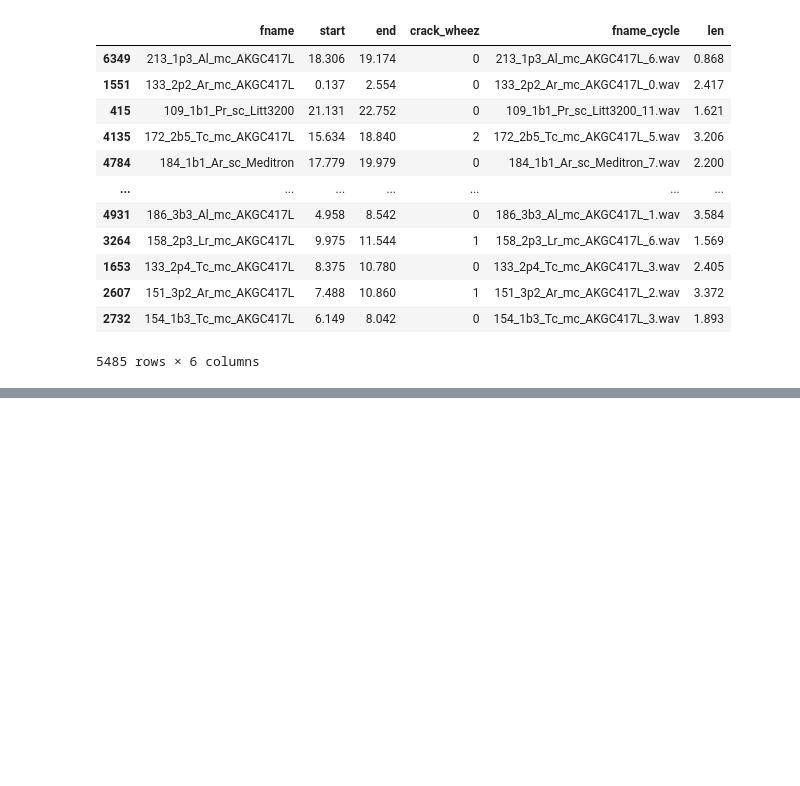
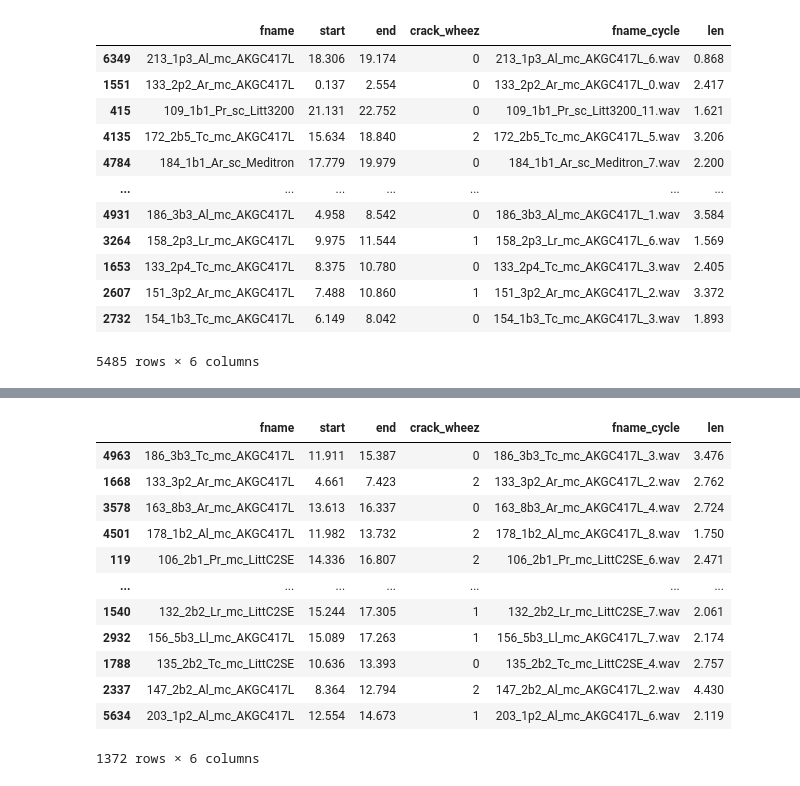
Before and after one commit to priyanshi9692/Adaptive-and-Heuristic-AI-enabled-IoT-Edge-for-high-risk-and-rural-patients, a Jupyter notebook: machinelearning/Respiratory/LSTM_SkipCon_5s_T.ipynb, the cells around one changed output, grey strips where cells are left out. Drawn from its saved outputs; the diff is of its cells as text; code cells hidden in the pictures; blank space fills up the shorter version.

```diff
--- a/machinelearning/Respiratory/LSTM_SkipCon_5s_T.ipynb
+++ b/machinelearning/Respiratory/LSTM_SkipCon_5s_T.ipynb
@@ -75,4 +71,20 @@ test_df.crack_wheez.value_counts().plot(kind='bar', title='Count (target)')
 [figure]
+# %%
+test_df
+# %% [output]
+|  | fname | start | end | crack_wheez | fname_cycle | len |
+| 4963 | 186_3b3_Tc_mc_AKGC417L | 11.911 | 15.387 | 0 | 186_3b3_Tc_mc_AKGC417L_3.wav | 3.476 |
+| 1668 | 133_3p2_Ar_mc_AKGC417L | 4.661 | 7.423 | 2 | 133_3p2_Ar_mc_AKGC417L_2.wav | 2.762 |
+| 3578 | 163_8b3_Ar_mc_AKGC417L | 13.613 | 16.337 | 0 | 163_8b3_Ar_mc_AKGC417L_4.wav | 2.724 |
+| 4501 | 178_1b2_Al_mc_AKGC417L | 11.982 | 13.732 | 2 | 178_1b2_Al_mc_AKGC417L_8.wav | 1.750 |
+| 119 | 106_2b1_Pr_mc_LittC2SE | 14.336 | 16.807 | 2 | 106_2b1_Pr_mc_LittC2SE_6.wav | 2.471 |
+| ... | ... | ... | ... | ... | ... | ... |
+| 1540 | 132_2b2_Lr_mc_LittC2SE | 15.244 | 17.305 | 1 | 132_2b2_Lr_mc_LittC2SE_7.wav | 2.061 |
+| 2932 | 156_5b3_Ll_mc_AKGC417L | 15.089 | 17.263 | 1 | 156_5b3_Ll_mc_AKGC417L_7.wav | 2.174 |
+| 1788 | 135_2b2_Tc_mc_LittC2SE | 10.636 | 13.393 | 0 | 135_2b2_Tc_mc_LittC2SE_4.wav | 2.757 |
+| 2337 | 147_2b2_Al_mc_AKGC417L | 8.364 | 12.794 | 2 | 147_2b2_Al_mc_AKGC417L_2.wav | 4.430 |
+| 5634 | 203_1p2_Al_mc_AKGC417L | 12.554 | 14.673 | 1 | 203_1p2_Al_mc_AKGC417L_6.wav | 2.119 |
+1372 rows × 6 columns
 # %%
 #Reset index
 train_df.reset_index(drop=True, inplace=True)
```
Also changed, not shown: parts of 19 cells of this notebook, 5 other files.
